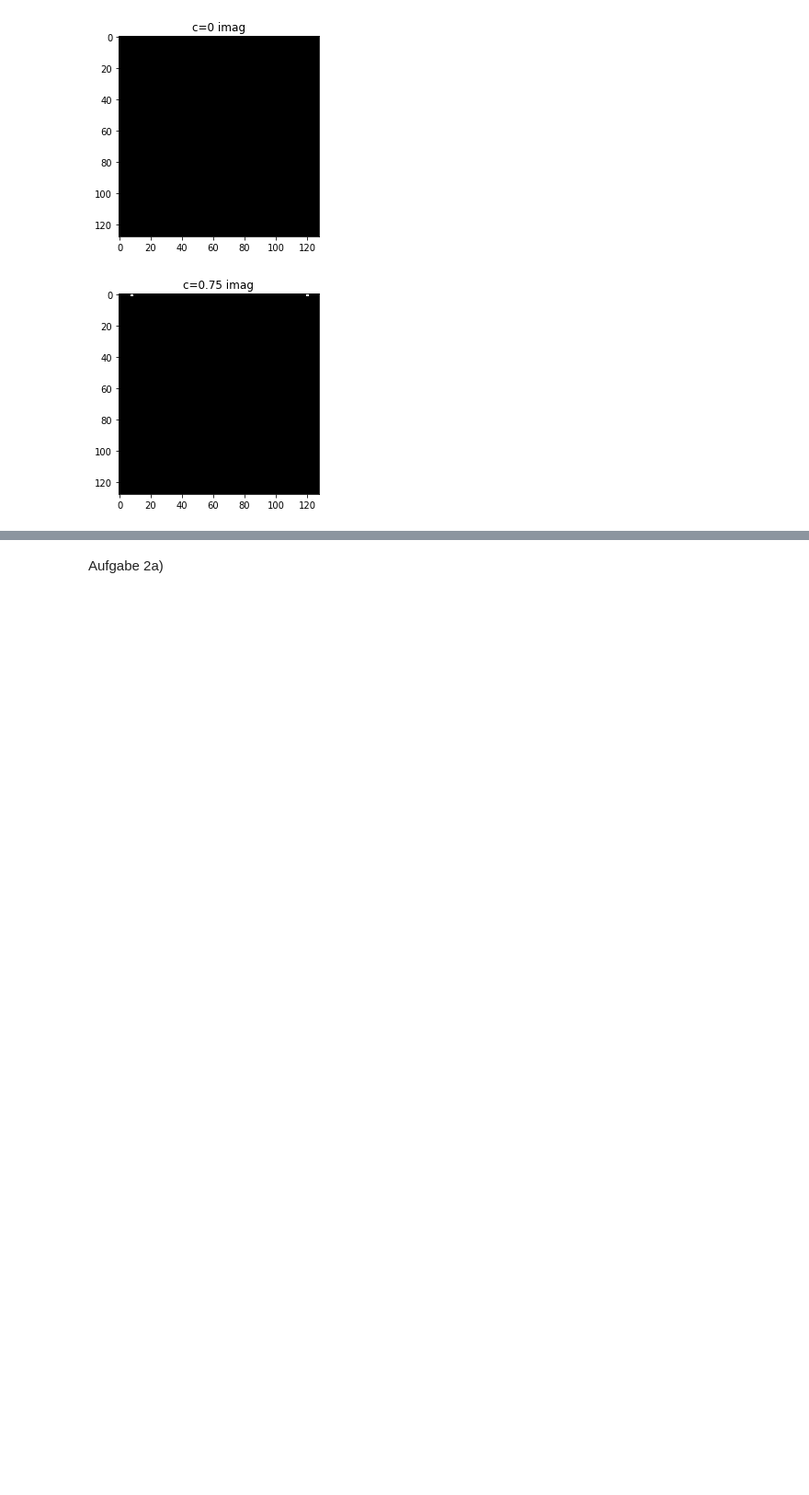
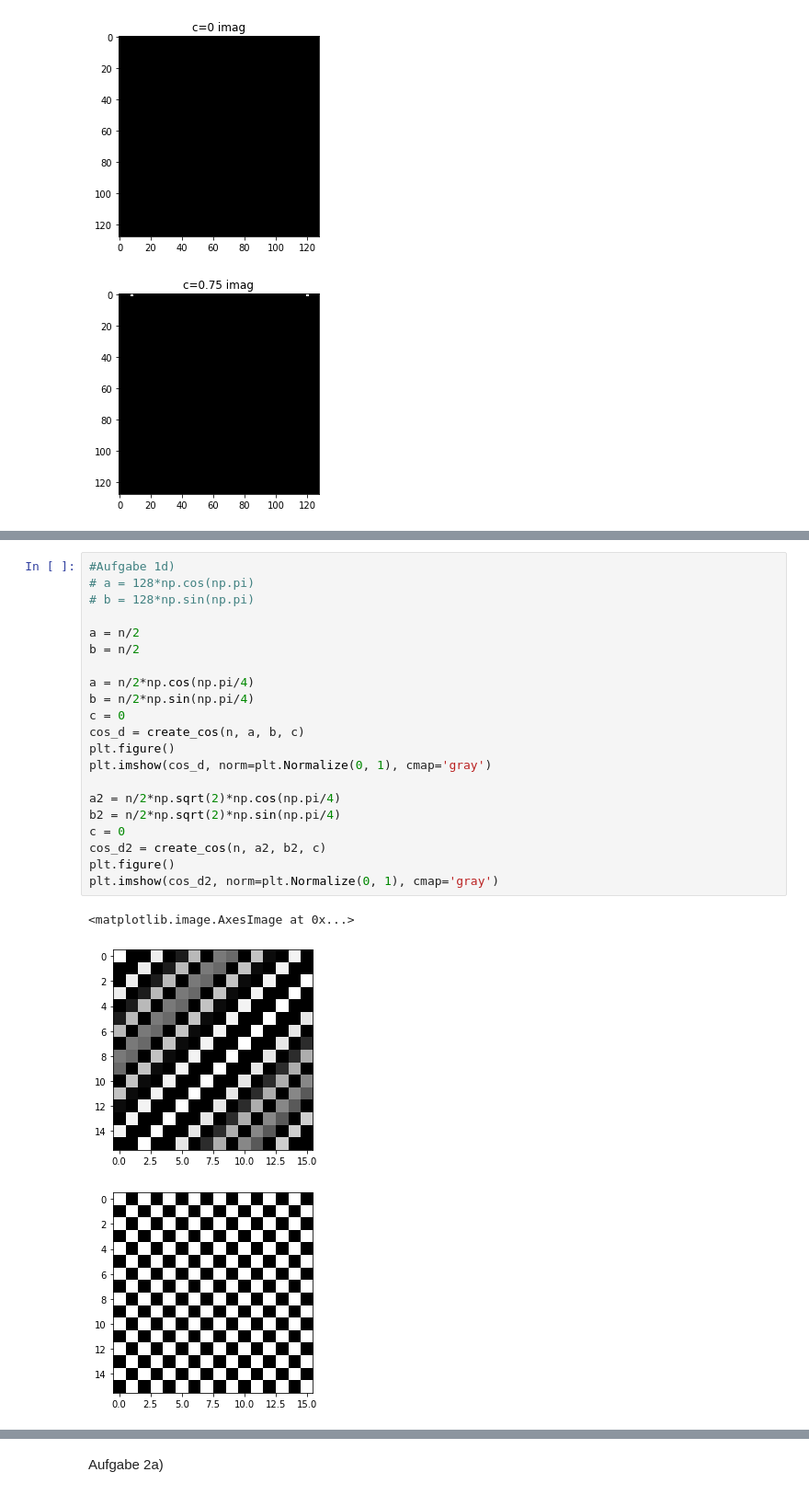
Before and after one commit to dichterbaer/SysBV, a Jupyter notebook: aufgabe3.ipynb, the cells around one changed output, grey strips where cells are left out. Shown at 92% size. Saved outputs shown, nothing was run; the diff lists cells and outputs as text; blank space fills up the shorter version.

```diff
--- a/aufgabe3.ipynb
+++ b/aufgabe3.ipynb
@@ -121,0 +124,25 @@ plt.imshow(fft_cos_d_real, norm=plt.Normalize(0, 1), cmap='gray')
+# %%
+#Aufgabe 1d)
+# a = 128*np.cos(np.pi)
+# b = 128*np.sin(np.pi)
+
+a = n/2
+b = n/2
+
+a = n/2*np.cos(np.pi/4)
+b = n/2*np.sin(np.pi/4)
+c = 0
+cos_d = create_cos(n, a, b, c)
+plt.figure()
+plt.imshow(cos_d, norm=plt.Normalize(0, 1), cmap='gray')
+
+a2 = n/2*np.sqrt(2)*np.cos(np.pi/4)
+b2 = n/2*np.sqrt(2)*np.sin(np.pi/4)
+c = 0
+cos_d2 = create_cos(n, a2, b2, c)
+plt.figure()
+plt.imshow(cos_d2, norm=plt.Normalize(0, 1), cmap='gray')
+# %% [output]
+<matplotlib.image.AxesImage at 0x...>
+[figure, added]
+[figure, added]
```
Also changed, not shown: parts of 11 cells of this notebook.
